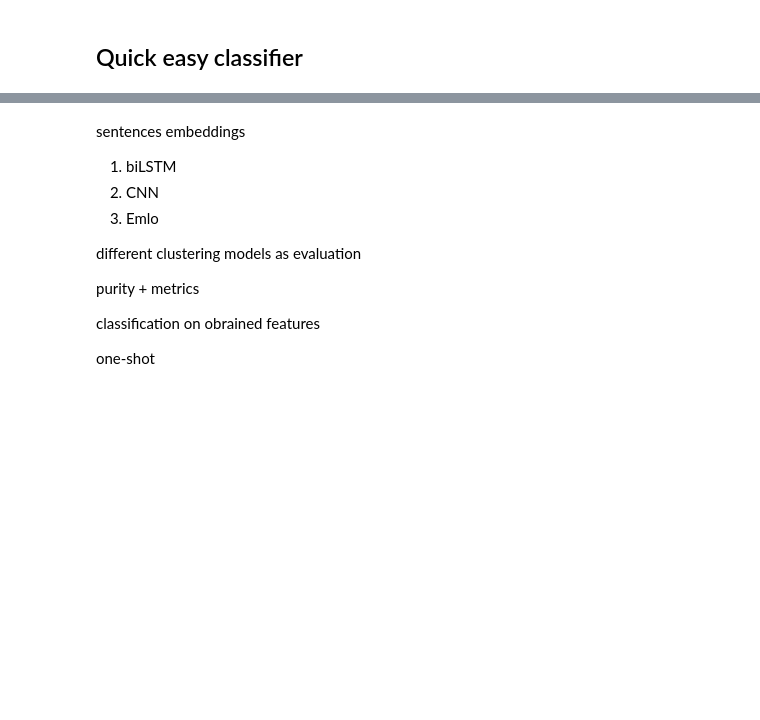
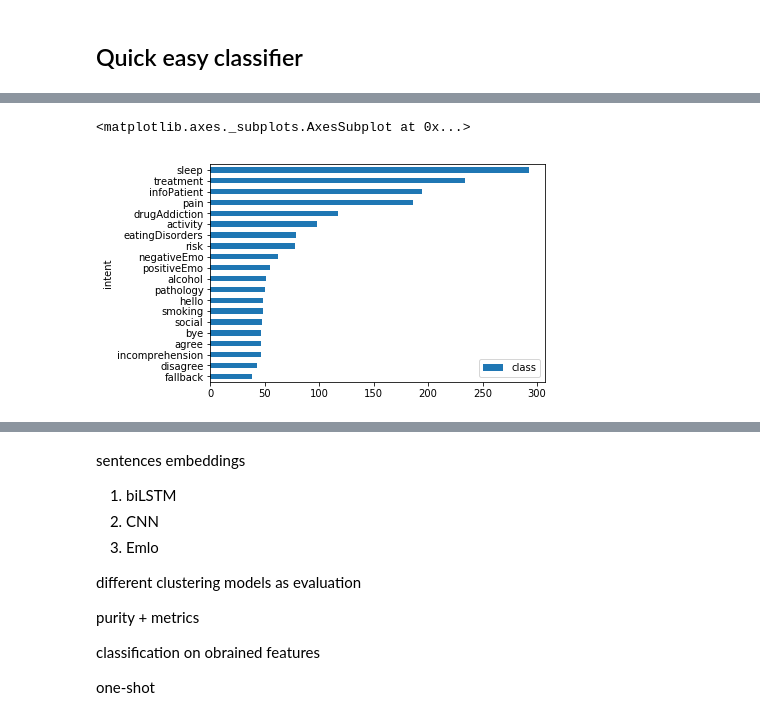
Before and after one commit to pasana/paradec, a Jupyter notebook: debut-en.ipynb, the cells around one changed output, grey strips where cells are left out. Drawn from its saved outputs; the diff is of its cells as text; code cells hidden in the pictures; blank space fills up the shorter version.

```diff
--- a/debut-en.ipynb
+++ b/debut-en.ipynb
@@ -391,0 +487,4 @@ array(['i do buy a four pack every night after work',
+# %%
+bad_df = y.index.isin(y_train.index)
+X_test = pd.DataFrame(X)[~bad_df]
+y_test = data[~bad_df]['intent']
@@ -399,0 +497,2 @@ clf.score(X_train_combined, data['intent'])
+# %%
+clf = SVC(kernel='linear', C=1, random_state=0).fit(X_train, y_train)
@@ -408,0 +529,3 @@ array(['sleep', 'sleep', 'sleep', 'sleep', 'sleep', 'sleep', 'sleep',
+# %%
+clf_res = pd.DataFrame([clf.predict(X_test), y_test]).T
+clf_res.columns = ['class', 'intent']
@@ -409,3 +563,8 @@ array(['sleep', 'sleep', 'sleep', 'sleep', 'sleep', 'sleep', 'sleep',
+# %%
+clf_res.groupby('intent').count().sort_values('class').plot(kind='barh')
+# %% [output]
+<matplotlib.axes._subplots.AxesSubplot at 0x...>
+[figure, added]
 # %%
 data.groupby('intent').count()['text'].sort_values().plot(kind='barh')
 # %% [output]
```
Also changed, not shown: parts of 45 cells of this notebook, 1 other file.
